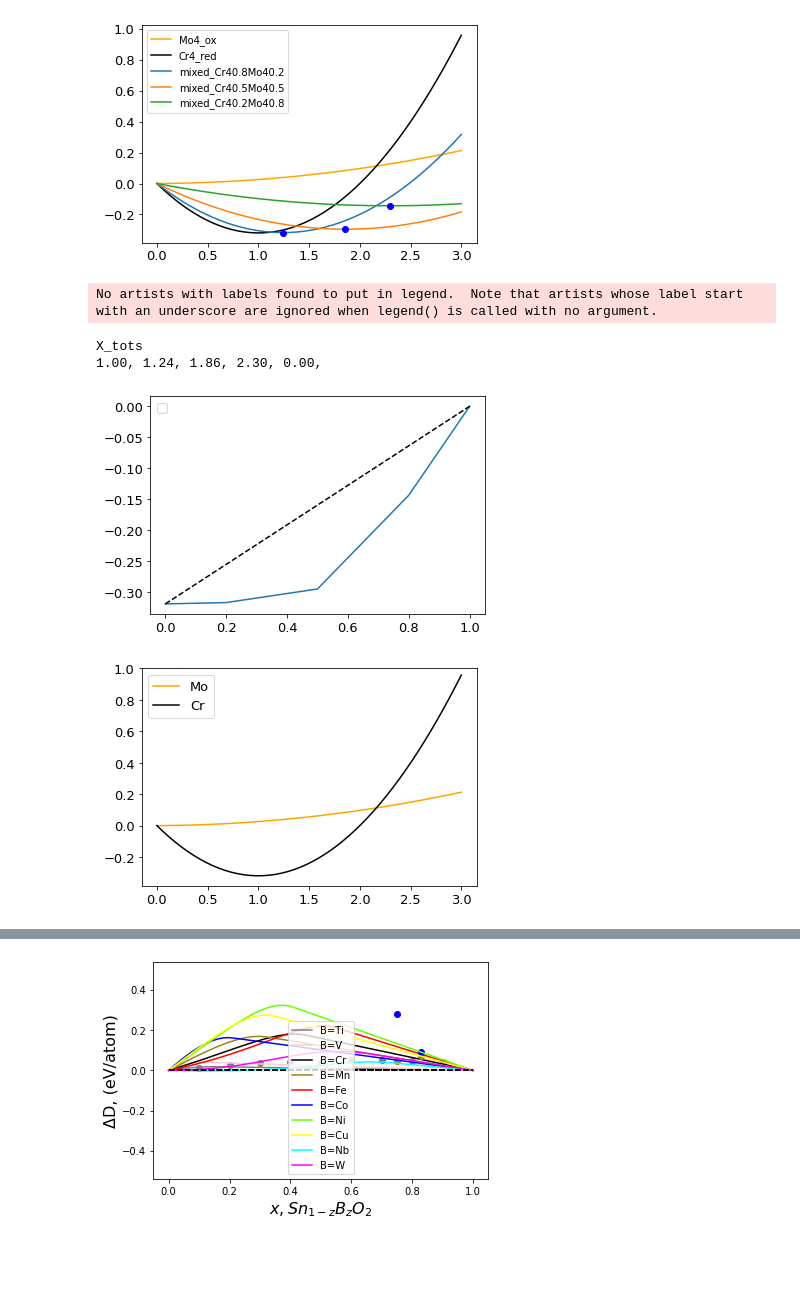
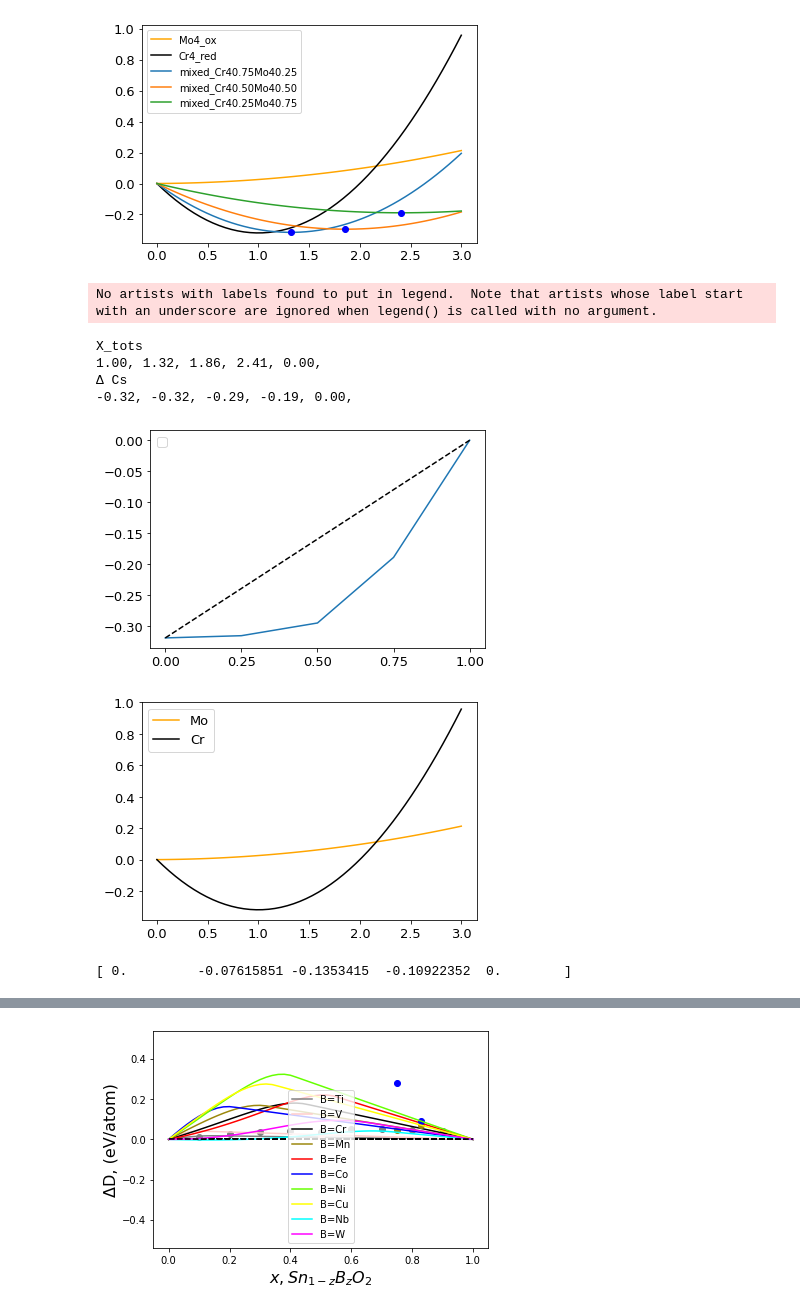
Before and after one commit to michaelcraiger/fefos, a Jupyter notebook: formation_energy_mixer.ipynb, the cells around one changed output, grey strips where cells are left out. Drawn from its saved outputs; the diff is of its cells as text; code cells hidden in the pictures; blank space fills up the shorter version.

```diff
--- a/formation_energy_mixer.ipynb
+++ b/formation_energy_mixer.ipynb
@@ -102,7 +102,7 @@ def formation_energy_mixing(ele1, ele2, concentrations, plotting=False):
                 minima.append(min(mixed_2))
                 x_tots.append(result_2.x[0])
                 if conc not in [0, 1]:
-                    plt.plot(x_space, mixed_2, label='mixed_{}{:.1f}{}{:.1f}'.format(ele1, 1-conc, ele2, conc), )#color='gray')
+                    plt.plot(x_space, mixed_2, label='mixed_{}{:.2f}{}{:.2f}'.format(ele1, 1-conc, ele2, conc), )#color='gray')
                     plt.plot(result_2.x[0], min(mixed_2), 'bo')
                 if conc==0:
                     plt.plot(x_space, ox2, label=ele2+"_ox", color=ele2col[ele2[:-1]])
@@ -119,11 +119,15 @@ def formation_energy_mixing(ele1, ele2, concentrations, plotting=False):
         print("X_tots")
         for x in x_tots:
             print("{:.2f}".format(x), end=", ")
+        print("\nΔ Cs")
+        for x in minima:
+            print("{:.2f}".format(x), end=", ")
         plt.plot(concentrations, minima)
         plt.plot([0, 1], [minima[0], minima[-1]], 'k--')
         plt.legend(fontsize=13)
-        plt.xticks(fontsize=13)
+        plt.xticks([0, 0.25, 0.5, 0.75, 1], fontsize=13)
         plt.yticks(fontsize=13)
+
         plt.savefig("deltaC_1c.pdf")
         plt.show()
 
@@ -192,7 +196,7 @@ for housing_element in ['Mo']:
 
     pairings = []
     ground_states =  []
-    zs = [0, 0.2, 0.5, 0.8, 1.0]
+    zs = [0, 0.25, 0.5, 0.75, 1.0]
 
     for ele in ['Cr']:
 
@@ -215,9 +219,11 @@ for housing_element in ['Mo']:
         if can_reduce:
             plt.plot(zs, pred_1, label="B={}".format(ele), color=ele2col[ele])
             plt.plot([zs[0], zs[-1]], [0, 0], 'k--')
+            print(pred_1)
         if can_oxidise:
             plt.plot(zs, pred_2, label="B={}".format(ele), ls='-', color=ele2col[ele])#, 'r-')
             plt.plot([zs[0], zs[-1]], [0, 0], 'k--')
+            print(pred_2)
 
         if ele<housing_element:
             info_dict = binary_pairing_data[ele+"_"+housing_element+"_"+str(oxidation_state)]
@@ -228,36 +234,40 @@ for housing_element in ['Mo']:
                         plt.plot(conc2plot, info_dict[match]['MP ΔD'], 'o', color=ele2col[ele])
                         plt.text(conc2plot, info_dict[match]['MP ΔD']+0.02,
                                  info_dict[match]['MP_id']+"\n"+info_dict[match]['MP_name'])
 
                 else:
                     conc2plot = 1-float(match.split("_")[1])
                     if info_dict[match]['Coordination match']:
                         plt.plot(conc2plot, info_dict[match]['MP ΔD'], 'o', color=ele2col[ele])
                         plt.text(conc2plot, info_dict[match]['MP ΔD']+0.02,
                                  info_dict[match]['MP_id']+"\n"+info_dict[match]['MP_name'])
         else:
             info_dict = binary_pairing_data[housing_element+"_"+ele+"_"+str(oxidation_state)]
             for match in info_dict:
                 if ele in match:
                     conc2plot = float(match.split("_")[1])
                     if info_dict[match]['Coordination match']:
                         plt.plot(conc2plot, info_dict[match]['MP ΔD'], 'o', color=ele2col[ele])
                         plt.text(conc2plot, info_dict[match]['MP ΔD']+0.02,
                                  info_dict[match]['MP_id']+"\n"+info_dict[match]['MP_name'])
                 else:
                     conc2plot = 1-float(match.split("_")[1])
                     if info_dict[match]['Coordination match']:
                         plt.plot(conc2plot, info_dict[match]['MP ΔD'], 'o', color=ele2col[ele])
                         plt.text(conc2plot, info_dict[match]['MP ΔD']+0.02,
                                  info_dict[match]['MP_id']+"\n"+info_dict[match]['MP_name'])
 
+    plt.xticks([0, 0.25, 0.5, 0.75, 1], fontsize=13)
     plt.legend()
     plt.xlabel("$x, {}_{{1-z}}Cr_{{z}}O_{{2}}$".format(housing_element, ), fontsize=16)
     plt.savefig("Cr_Mo_1d.pdf")
 # %% [output]
-[figure, old version]
+[figure, new version]
 No artists with labels found to put in legend.  Note that artists whose label start with an underscore are ignored when legend() is called with no argument.
 X_tots
-1.00, 1.24, 1.86, 2.30, 0.00,
+1.00, 1.32, 1.86, 2.41, 0.00,
+Δ Cs
+-0.32, -0.32, -0.29, -0.19, 0.00,
-[figure, old version]
+[figure, new version]
 [figure]
+[ 0.         -0.07615851 -0.1353415  -0.10922352  0.        ]
```
Also changed, not shown: parts of 6 cells of this notebook, 3 other files.
